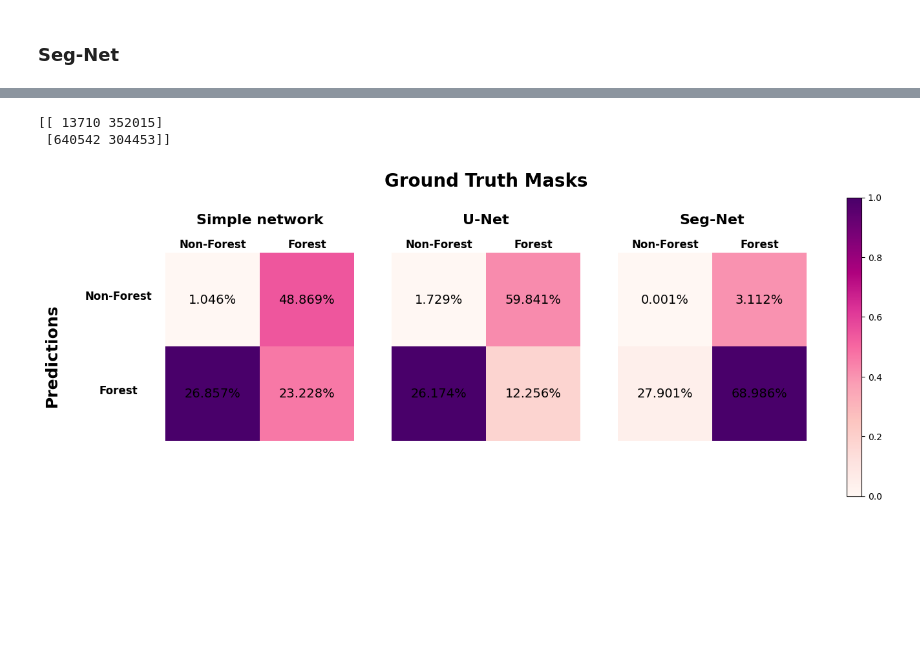
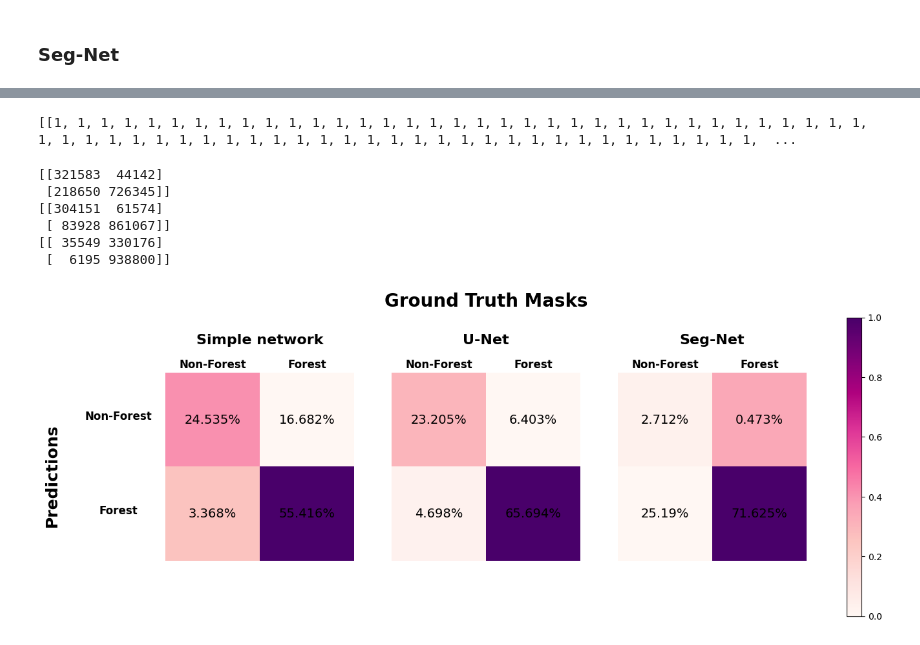
Before and after one commit to radufx/deftrack-experiments, a Jupyter notebook: results.ipynb, the cells around one changed output, grey strips where cells are left out. Cells and saved outputs as stored; diff of their text form; code cells hidden in the pictures; blank space fills up the shorter version.

Commit message:
added learning curve for training and ran new tests + updated SegNet model

```diff
--- a/results.ipynb
+++ b/results.ipynb
@@ -112,19 +111,18 @@ def learning_curve(model_fit, key='acc', ylim=(0.8, 1.01)):
     plt.legend(['train', 'test'], loc='best')
     plt.show()
 # %%
-def reconstruct_image(model, image):
+def reconstruct_image(model, image, threshold_value = 0.8):
     predicted = model.predict(image)
-    predicted = np.where(predicted > 0.8, 1, 0)
+    predicted = np.where(predicted > threshold_value, 1, 0)
     predicted = (predicted + 1) % 2
     mask_image = Image.fromarray(predicted[0, :, :, 0] * 255)
 
     return mask_image
 
-def reconstruct_image_array(model, images):
+def reconstruct_image_array(model, images, threshold_value = 0.8):
     predicted = model.predict(images).reshape(512, 512)
 
-    predicted = np.where(predicted > 0.8, 1, 0)
-    predicted = (predicted + 1) % 2
+    predicted = np.where(predicted > threshold_value, 1, 0)
 
     return predicted # Returns array
 
@@ -331,10 +316,9 @@ fig.savefig('masks-comparison.pdf', bbox_inches = 'tight', pad_inches = 0.1)
 import itertools
 from sklearn.metrics import confusion_matrix
 
-
-predictions_simple = [list(reconstruct_image_array(cnet_model, image).flatten()) for image in validation_images[:5]]
-predictions_unet = [list(reconstruct_image_array(unet_model, image).flatten()) for image in validation_images[:5]]
-predictions_segnet = [list(reconstruct_image_array(segnet_model, image).flatten()) for image in validation_images[:5]]
+predictions_simple = [list(reconstruct_image_array(cnet_model, image, threshold_value=0.5).flatten()) for image in validation_images[:5]]
+predictions_unet = [list(reconstruct_image_array(unet_model, image, threshold_value=0.5).flatten()) for image in validation_images[:5]]
+predictions_segnet = [list(reconstruct_image_array(segnet_model, image, threshold_value=0.47).flatten()) for image in validation_images[:5]]
 actual = [list(mask.flatten()) for mask in validation_masks[:5]]
 
 simple_u   = list(itertools.chain.from_iterable(predictions_simple))
@@ -362,23 +346,32 @@ segnet_confmat = confusion_matrix(actual_u, segnet_u)
 1/1 [==============================] - 2s 2s/step
 1/1 [==============================] - 2s 2s/step
 1/1 [==============================] - 2s 2s/step
+# %%
+print([list(mask.flatten()) for mask in validation_masks[:1]])
+print([list(reconstruct_image_array(segnet_model, image).flatten()) for image in validation_images[:1]])
+# %% [output]
+[[1, 1, 1, 1, 1, 1, 1, 1, 1, 1, 1, 1, 1, 1, 1, 1, 1, 1, 1, 1, 1, 1, 1, 1, 1, 1, 1, 1, 1, 1, 1, 1, 1, 1, 1, 1, 1, 1, 1, 1, 1, 1, 1, 1, 1, 1, 1, 1, 1, 1, 1, 1, 1, 1, 1, 1, 1, 1, 1, 1, 1, 1, 1, 1, 1, 1,  ...
 # %%
 print(simple_confmat)
+print(unet_confmat)
+print(segnet_confmat)
 
+labels = ['Non-Forest', 'Forest']
 fig, axs = plt.subplots(1, 3, figsize=(16,6))
-axs[0].set_xticks(np.arange(len(['Forest', 'Non-Forest'])))
-axs[0].set_yticks(np.arange(len(['Forest', 'Non-Forest'])))
+axs[0].set_xticks(np.arange(len(labels)))
+axs[0].set_yticks(np.arange(len(labels)))
+
 
 # Set labels of axes
-axs[0].set_xticklabels(['Forest', 'Non-Forest'], size=14)
-axs[0].set_yticklabels(['Forest', 'Non-Forest'], size=14)
+axs[0].set_xticklabels(labels, size=14)
+axs[0].set_yticklabels(labels, size=14)
 
 rounding = 3
 sz = 14
 col = 'black'
 
-for i in range(len(['Forest', 'Non-Forest'])):
-    for j in range(len(['Forest', 'Non-Forest'])):
+for i in range(len(labels)):
+    for j in range(len(labels)):
       if i == 0 and j == 0 or i == 1 and j == 1:
         col2 = 'white'
       else:
@@ -387,8 +380,8 @@ for i in range(len(['Forest', 'Non-Forest'])):
       text = axs[0].text(i, j, '{}%'.format(np.round(100*simple_confmat[i, j]/simple_confmat.sum(), rounding)),
                       ha="center", va="center", color='black', size=sz)
 
-for i in range(len(['Forest', 'Non-Forest'])):
-    for j in range(len(['Forest', 'Non-Forest'])):
+for i in range(len(labels)):
+    for j in range(len(labels)):
       if i == 0 and j == 0 or i == 1 and j == 1:
         col2 = 'white'
       else:
@@ -397,8 +390,8 @@ for i in range(len(['Forest', 'Non-Forest'])):
       text = axs[1].text(i, j, '{}%'.format(np.round(100*unet_confmat[i, j]/unet_confmat.sum(), rounding)),
                       ha="center", va="center", color='black', size=sz)
 
-for i in range(len(['Forest', 'Non-Forest'])):
-    for j in range(len(['Forest', 'Non-Forest'])):
+for i in range(len(labels)):
+    for j in range(len(labels)):
       if i == 0 and j == 0:
         col2 = 'white'
       else:
@@ -432,41 +425,45 @@ axs[2].text(0.5,1.15, "Seg-Net", size=16, ha="center",
 # Plot
 tone = 'RdPu'
 axs[0].imshow(simple_confmat, cmap=tone)
 axs[1].imshow(unet_confmat, cmap=tone)
 axs[2].imshow(segnet_confmat, cmap=tone)
 
 
 axs[0].text(-0.6,0.2, "Predictions", size=18, ha="center",
          transform=axs[0].transAxes, weight="bold", rotation=90)
 
 
 # Add left labels
-axs[0].text(-0.25,0.75, "Non-Forest", size=12, ha="center",
+axs[0].text(-0.25,0.75, labels[0], size=12, ha="center",
          transform=axs[0].transAxes, weight="bold")
-axs[0].text(-0.25,0.25, "Forest", size=12, ha="center",
+axs[0].text(-0.25,0.25, labels[1], size=12, ha="center",
          transform=axs[0].transAxes, weight="bold")
 
 
 # Add top labels
-axs[0].text(0.25,1.025, "Non-Forest", size=12, ha="center",
+axs[0].text(0.25,1.025, labels[0], size=12, ha="center",
          transform=axs[0].transAxes, weight="bold")
-axs[0].text(0.75,1.025, "Forest", size=12, ha="center",
+axs[0].text(0.75,1.025, labels[1], size=12, ha="center",
          transform=axs[0].transAxes, weight="bold")
 
-axs[1].text(0.25,1.025, "Non-Forest", size=12, ha="center",
+axs[1].text(0.25,1.025, labels[0], size=12, ha="center",
          transform=axs[1].transAxes, weight="bold")
-axs[1].text(0.75,1.025, "Forest", size=12, ha="center",
+axs[1].text(0.75,1.025, labels[1], size=12, ha="center",
          transform=axs[1].transAxes, weight="bold")
 
-axs[2].text(0.25,1.025, "Non-Forest", size=12, ha="center",
+axs[2].text(0.25,1.025, labels[0], size=12, ha="center",
          transform=axs[2].transAxes, weight="bold")
-axs[2].text(0.75,1.025, "Forest", size=12, ha="center",
+axs[2].text(0.75,1.025, labels[1], size=12, ha="center",
          transform=axs[2].transAxes, weight="bold")
 
 fig.subplots_adjust(wspace=0.2, hspace=0.2)
 fig.colorbar(plt.cm.ScalarMappable(cmap=tone), ax=axs)
 fig.savefig('confusion_matrix.pdf', bbox_inches = 'tight', pad_inches = 0.1)
 # %% [output]
-[[ 13710 352015]
- [640542 304453]]
+[[321583  44142]
+ [218650 726345]]
+[[304151  61574]
+ [ 83928 861067]]
+[[ 35549 330176]
+ [  6195 938800]]
-[figure, old version]
+[figure, new version]
```
Also changed, not shown: parts of 9 cells of this notebook, 7 other files.
